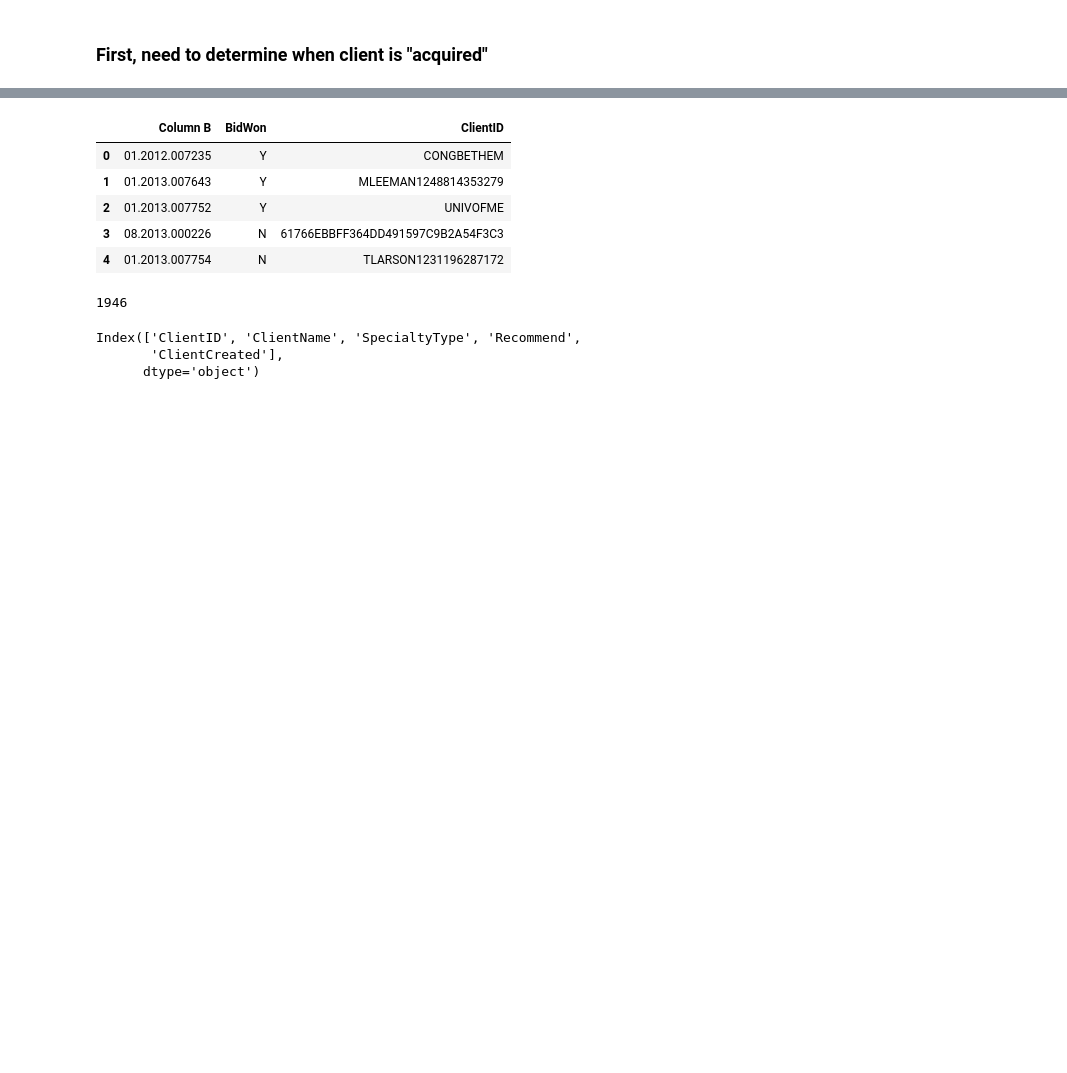
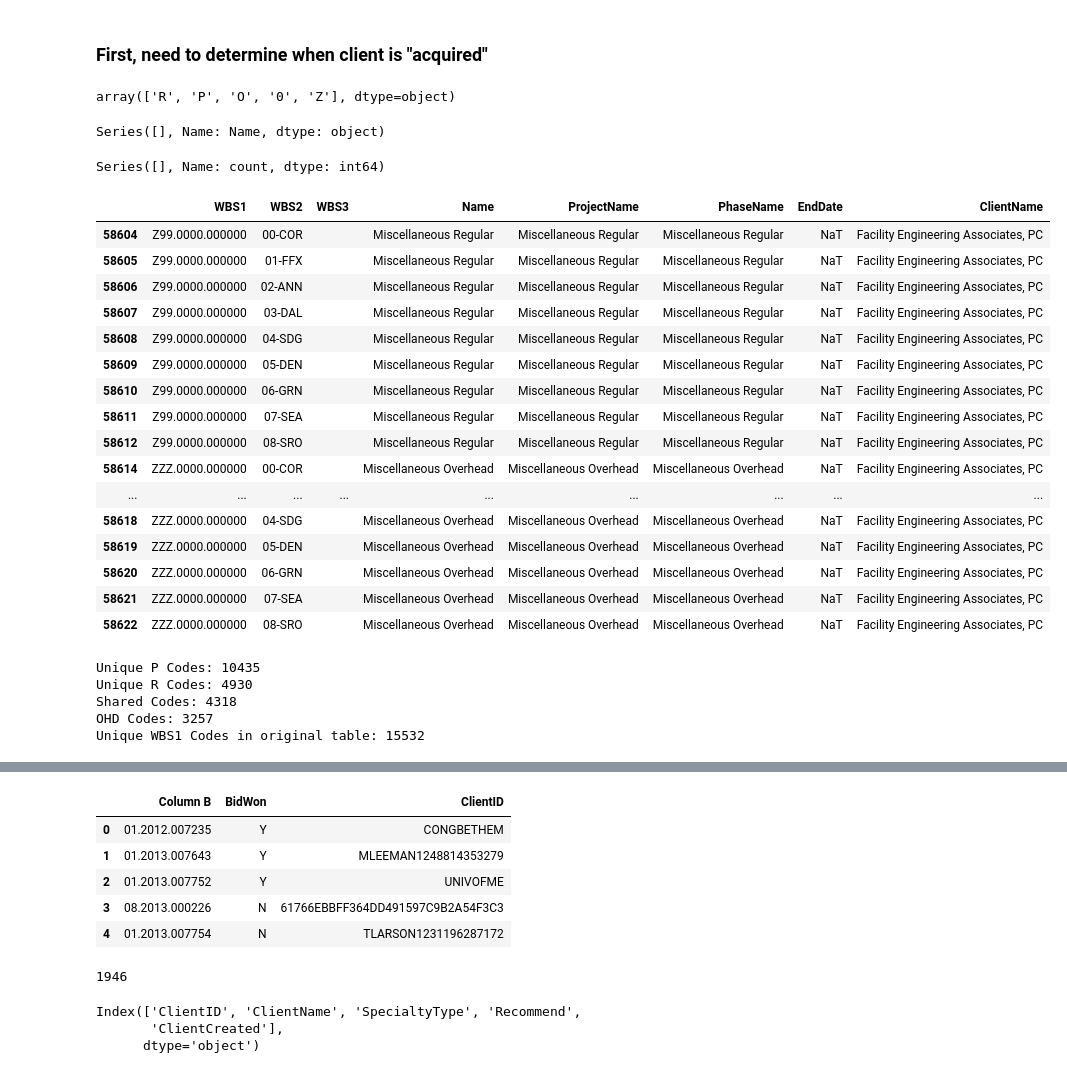
Before and after one commit to jhoward-FEA/Project-Foxrook, a Jupyter notebook: Initial Modeling and Viz.ipynb, the cells around one changed output, grey strips where cells are left out. Cells and saved outputs as stored; diff of their text form; code cells hidden in the pictures; blank space fills up the shorter version.

```diff
--- a/Initial Modeling and Viz.ipynb
+++ b/Initial Modeling and Viz.ipynb
@@ -60,0 +579,58 @@ df1['Column B'] = df1['WBS1'].str[1:] # the rest of the code
+# %%
+df_PR['Column A'].unique()
+# %% [output]
+array(['R', 'P', 'O', '0', 'Z'], dtype=object)
+# %%
+df_PR['Name'][df_PR['Column A'] == '0']
+# %% [output]
+Series([], Name: Name, dtype: object)
+# %%
+df_PR['Name'][df_PR['Column A'] == 'Z'].value_counts()
+# %% [output]
+Series([], Name: count, dtype: int64)
+# %%
+# if there's anything useful that can be extracted here it's most likely from the
+# WBS2 codes, but I have no idea what these mean.
+df_PR[['WBS1', 'WBS2', 'WBS3', 'Name', 'ProjectName', 'PhaseName', 'EndDate', 'ClientName']][df_PR['Column A'] == 'Z']
+# %% [output]
+|  | WBS1 | WBS2 | WBS3 | Name | ProjectName | PhaseName | EndDate | ClientName |
+| 58604 | Z99.0000.000000 | 00-COR |  | Miscellaneous Regular | Miscellaneous Regular | Miscellaneous Regular | NaT | Facility Engineering Associates, PC |
+| 58605 | Z99.0000.000000 | 01-FFX |  | Miscellaneous Regular | Miscellaneous Regular | Miscellaneous Regular | NaT | Facility Engineering Associates, PC |
+| 58606 | Z99.0000.000000 | 02-ANN |  | Miscellaneous Regular | Miscellaneous Regular | Miscellaneous Regular | NaT | Facility Engineering Associates, PC |
+| 58607 | Z99.0000.000000 | 03-DAL |  | Miscellaneous Regular | Miscellaneous Regular | Miscellaneous Regular | NaT | Facility Engineering Associates, PC |
+| 58608 | Z99.0000.000000 | 04-SDG |  | Miscellaneous Regular | Miscellaneous Regular | Miscellaneous Regular | NaT | Facility Engineering Associates, PC |
+| 58609 | Z99.0000.000000 | 05-DEN |  | Miscellaneous Regular | Miscellaneous Regular | Miscellaneous Regular | NaT | Facility Engineering Associates, PC |
+| 58610 | Z99.0000.000000 | 06-GRN |  | Miscellaneous Regular | Miscellaneous Regular | Miscellaneous Regular | NaT | Facility Engineering Associates, PC |
+| 58611 | Z99.0000.000000 | 07-SEA |  | Miscellaneous Regular | Miscellaneous Regular | Miscellaneous Regular | NaT | Facility Engineering Associates, PC |
+| 58612 | Z99.0000.000000 | 08-SRO |  | Miscellaneous Regular | Miscellaneous Regular | Miscellaneous Regular | NaT | Facility Engineering Associates, PC |
+| 58614 | ZZZ.0000.000000 | 00-COR |  | Miscellaneous Overhead | Miscellaneous Overhead | Miscellaneous Overhead | NaT | Facility Engineering Associates, PC |
+| ... | ... | ... | ... | ... | ... | ... | ... | ... |
+| 58618 | ZZZ.0000.000000 | 04-SDG |  | Miscellaneous Overhead | Miscellaneous Overhead | Miscellaneous Overhead | NaT | Facility Engineering Associates, PC |
+| 58619 | ZZZ.0000.000000 | 05-DEN |  | Miscellaneous Overhead | Miscellaneous Overhead | Miscellaneous Overhead | NaT | Facility Engineering Associates, PC |
+| 58620 | ZZZ.0000.000000 | 06-GRN |  | Miscellaneous Overhead | Miscellaneous Overhead | Miscellaneous Overhead | NaT | Facility Engineering Associates, PC |
+| 58621 | ZZZ.0000.000000 | 07-SEA |  | Miscellaneous Overhead | Miscellaneous Overhead | Miscellaneous Overhead | NaT | Facility Engineering Associates, PC |
+| 58622 | ZZZ.0000.000000 | 08-SRO |  | Miscellaneous Overhead | Miscellaneous Overhead | Miscellaneous Overhead | NaT | Facility Engineering Associates, PC |
+# %%
+# slices for R codes and P codes
+p_slice = df_PR[df_PR['Column A'] == 'P']
+r_slice = df_PR[df_PR['Column A'] == 'R']
+ohd_slice = df_PR[df_PR['Column A'] == 'O']
+
+# Get unique values of 'Column B' for each slice
+unique_P_codes = p_slice['Column B'].unique().tolist()
+unique_R_codes = r_slice['Column B'].unique().tolist()
+
+# we need to find the intersection of those two lists of unique values.
+shared_codes = [value for value in unique_P_codes if value in unique_R_codes]
+
+print(f"Unique P Codes: {len(unique_P_codes)}")
+print(f"Unique R Codes: {len(unique_R_codes)}")
+print(f"Shared Codes: {len(shared_codes)}")
+print(f"OHD Codes: {len(ohd_slice)}")
+print(f"Unique WBS1 Codes in original table: {len(df_PR['WBS1'].unique())}")
+# %% [output]
+Unique P Codes: 10435
+Unique R Codes: 4930
+Shared Codes: 4318
+OHD Codes: 3257
+Unique WBS1 Codes in original table: 15532
```
Also changed, not shown: parts of 132 cells of this notebook, 1 other file.
